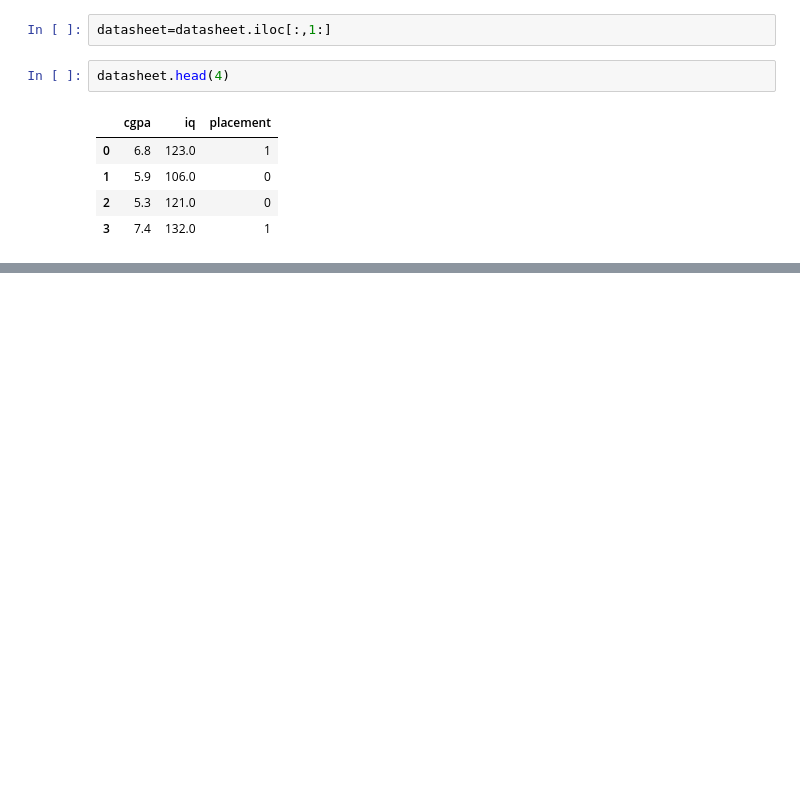
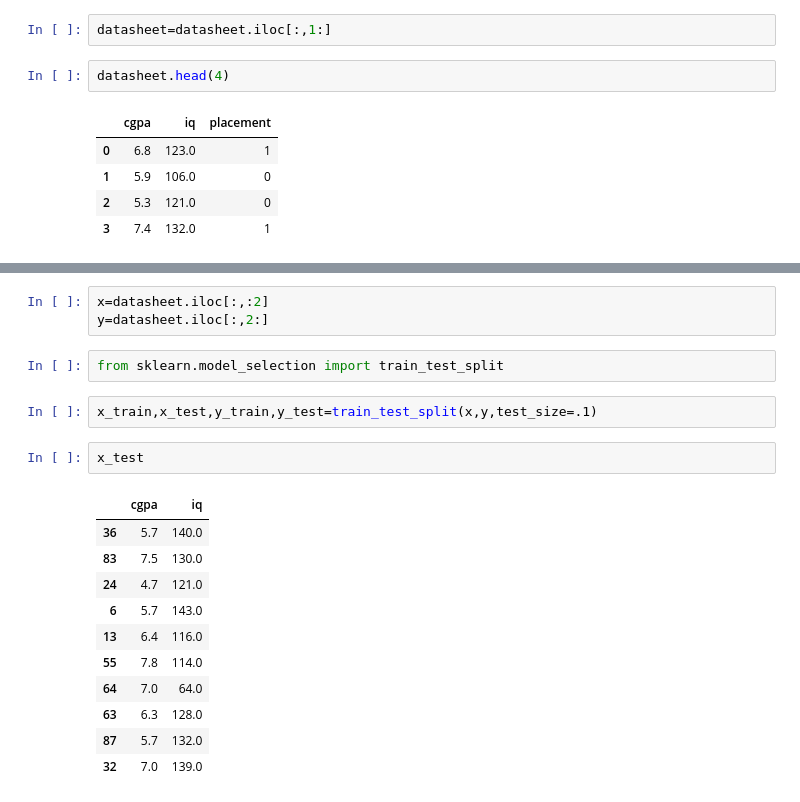
Before and after one commit to chandan11248/ML_learning, a Jupyter notebook: 1.ipynb, the cells around one changed output, grey strips where cells are left out. Saved outputs shown, nothing was run; the diff lists cells and outputs as text; blank space fills up the shorter version.

```diff
--- a/1.ipynb
+++ b/1.ipynb
@@ -27,0 +31,21 @@ datasheet.ndim
+# %%
+x=datasheet.iloc[:,:2]
+y=datasheet.iloc[:,2:]
+# %%
+from sklearn.model_selection import train_test_split
+# %%
+x_train,x_test,y_train,y_test=train_test_split(x,y,test_size=.1)
+# %%
+x_test
+# %% [output]
+|  | cgpa | iq |
+| 36 | 5.7 | 140.0 |
+| 83 | 7.5 | 130.0 |
+| 24 | 4.7 | 121.0 |
+| 6 | 5.7 | 143.0 |
+| 13 | 6.4 | 116.0 |
+| 55 | 7.8 | 114.0 |
+| 64 | 7.0 | 64.0 |
+| 63 | 6.3 | 128.0 |
+| 87 | 5.7 | 132.0 |
+| 32 | 7.0 | 139.0 |
```
Also changed, not shown: parts of 13 cells of this notebook, 1 other file.
